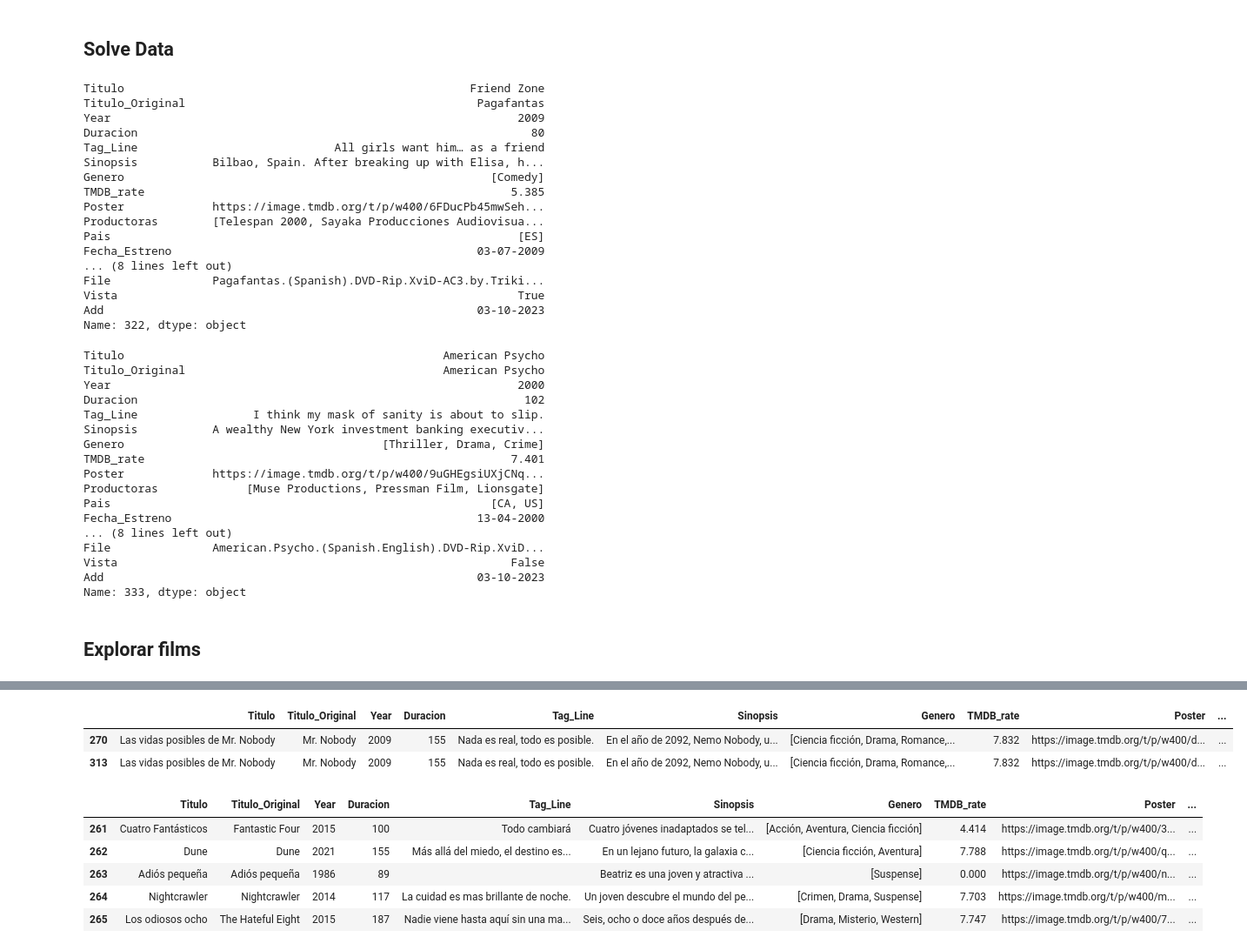
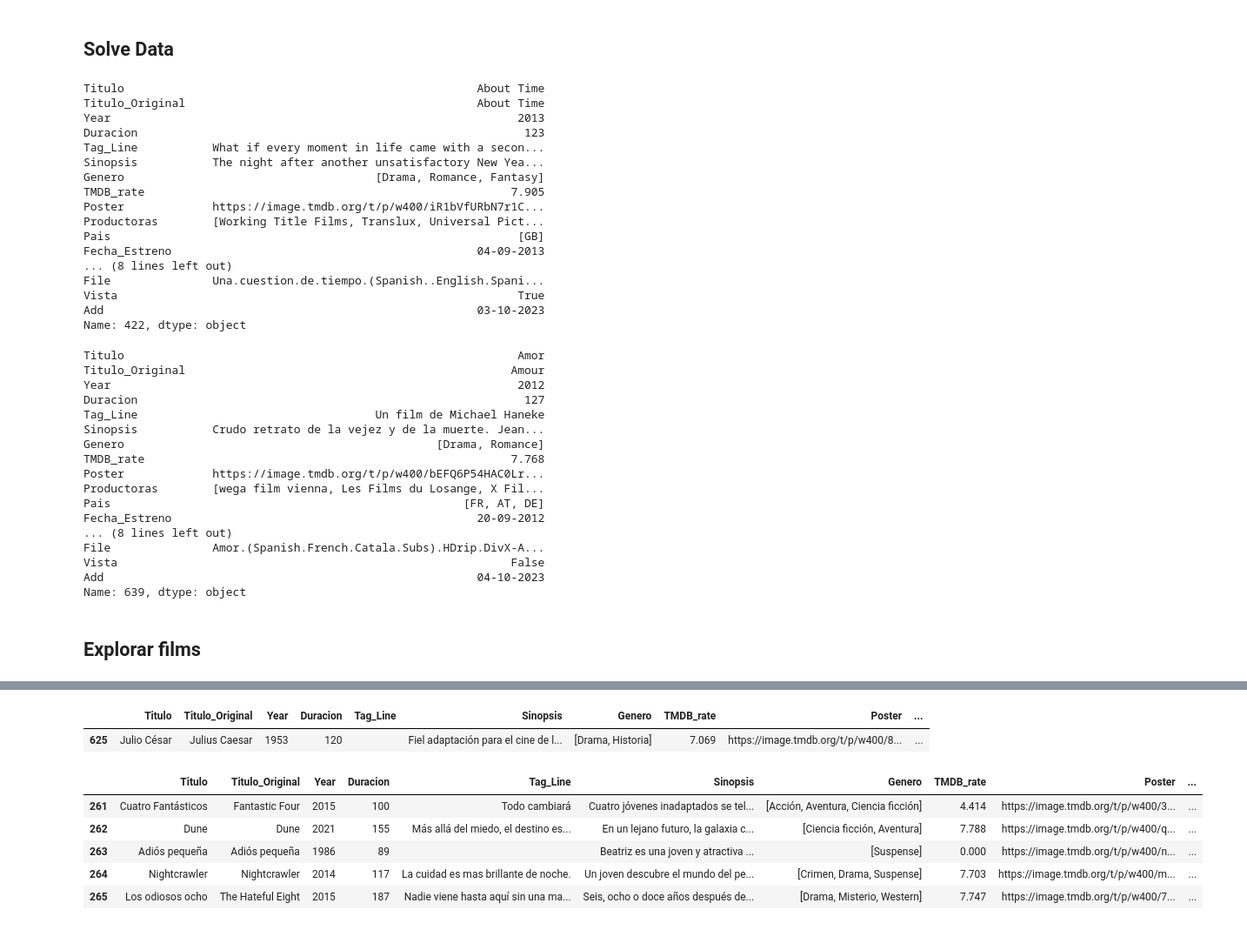
Before and after one commit to gusavato/streamberry, a Jupyter notebook: visor_control.ipynb, the cells around one changed output, grey strips where cells are left out. Shown at 87% size. Saved outputs shown, nothing was run; the diff lists cells and outputs as text; code cells hidden in the pictures.

```diff
--- a/visor_control.ipynb
+++ b/visor_control.ipynb
@@ -5,53 +5,53 @@ pd.set_option('display.max_columns', None)
 # %% [markdown]
 ## Solve Data
 # %%
-index = 322
+index = 422
 solve_data(index)
 films = pd.read_parquet('films.parquet')
 films.loc[index,:]
 # %% [output]
-Titulo                                                   Friend Zone
-Titulo_Original                                           Pagafantas
-Year                                                            2009
-Duracion                                                          80
-Tag_Line                             All girls want him… as a friend
-Sinopsis           Bilbao, Spain. After breaking up with Elisa, h...
-Genero                                                      [Comedy]
-TMDB_rate                                                      5.385
-Poster             https://image.tmdb.org/t/p/w400/6FDucPb45mwSeh...
-Productoras        [Telespan 2000, Sayaka Producciones Audiovisua...
-Pais                                                            [ES]
-Fecha_Estreno                                             03-07-2009
+Titulo                                                    About Time
+Titulo_Original                                           About Time
+Year                                                            2013
+Duracion                                                         123
+Tag_Line           What if every moment in life came with a secon...
+Sinopsis           The night after another unsatisfactory New Yea...
+Genero                                     [Drama, Romance, Fantasy]
+TMDB_rate                                                      7.905
+Poster             https://image.tmdb.org/t/p/w400/iR1bVfURbN7r1C...
+Productoras        [Working Title Films, Translux, Universal Pict...
+Pais                                                            [GB]
+Fecha_Estreno                                             04-09-2013
 ... (8 lines left out)
-File               Pagafantas.(Spanish).DVD-Rip.XviD-AC3.by.Triki...
+File               Una.cuestion.de.tiempo.(Spanish..English.Spani...
 Vista                                                           True
 Add                                                       03-10-2023
-Name: 322, dtype: object
+Name: 422, dtype: object
 # %%
-index = 333
-TMDB_id = 1359
+index = 639
+TMDB_id = 86837
 
 solve_data(index, TMDB_id)
 films = pd.read_parquet('films.parquet')
 films.loc[index,:]
 # %% [output]
-Titulo                                               American Psycho
-Titulo_Original                                      American Psycho
-Year                                                            2000
-Duracion                                                         102
-Tag_Line                 I think my mask of sanity is about to slip.
-Sinopsis           A wealthy New York investment banking executiv...
-Genero                                      [Thriller, Drama, Crime]
-TMDB_rate                                                      7.401
-Poster             https://image.tmdb.org/t/p/w400/9uGHEgsiUXjCNq...
-Productoras             [Muse Productions, Pressman Film, Lionsgate]
-Pais                                                        [CA, US]
-Fecha_Estreno                                             13-04-2000
+Titulo                                                          Amor
+Titulo_Original                                                Amour
+Year                                                            2012
+Duracion                                                         127
+Tag_Line                                   Un film de Michael Haneke
+Sinopsis           Crudo retrato de la vejez y de la muerte. Jean...
+Genero                                              [Drama, Romance]
+TMDB_rate                                                      7.768
+Poster             https://image.tmdb.org/t/p/w400/bEFQ6P54HAC0Lr...
+Productoras        [wega film vienna, Les Films du Losange, X Fil...
+Pais                                                    [FR, AT, DE]
+Fecha_Estreno                                             20-09-2012
 ... (8 lines left out)
-File               American.Psycho.(Spanish.English).DVD-Rip.XviD...
+File               Amor.(Spanish.French.Catala.Subs).HDrip.DivX-A...
 Vista                                                          False
-Add                                                       03-10-2023
-Name: 333, dtype: object
+Add                                                       04-10-2023
+Name: 639, dtype: object
 # %% [markdown]
 ## Explorar films
 # %%
@@ -82,11 +82,10 @@ Vista                                                           True
 Add                                                       03-10-2023
 Name: 332, dtype: object
 # %%
-films[films.Titulo.str.contains('Nobody')]
+films[films.Titulo.str.contains('ulio')]
 # %% [output]
 |  | Titulo | Titulo_Original | Year | Duracion | Tag_Line | Sinopsis | Genero | TMDB_rate | Poster | ... |
-| 270 | Las vidas posibles de Mr. Nobody | Mr. Nobody | 2009 | 155 | Nada es real, todo es posible. | En el año de 2092, Nemo Nobody, u... | [Ciencia ficción, Drama, Romance,... | 7.832 | https://image.tmdb.org/t/p/w400/d... | ... |
-| 313 | Las vidas posibles de Mr. Nobody | Mr. Nobody | 2009 | 155 | Nada es real, todo es posible. | En el año de 2092, Nemo Nobody, u... | [Ciencia ficción, Drama, Romance,... | 7.832 | https://image.tmdb.org/t/p/w400/d... | ... |
+| 625 | Julio César | Julius Caesar | 1953 | 120 |  | Fiel adaptación para el cine de l... | [Drama, Historia] | 7.069 | https://image.tmdb.org/t/p/w400/8... | ... |
 # %%
 films.tail()
 # %% [output]
```
Also changed, not shown: parts of 9 cells of this notebook.
